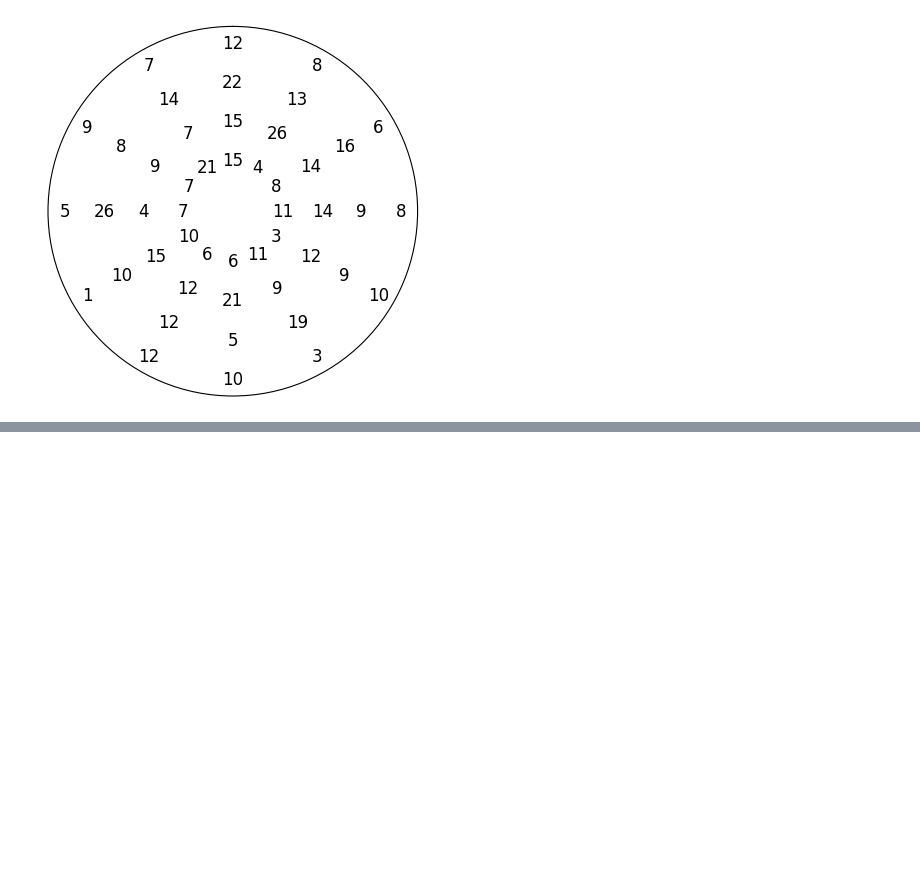
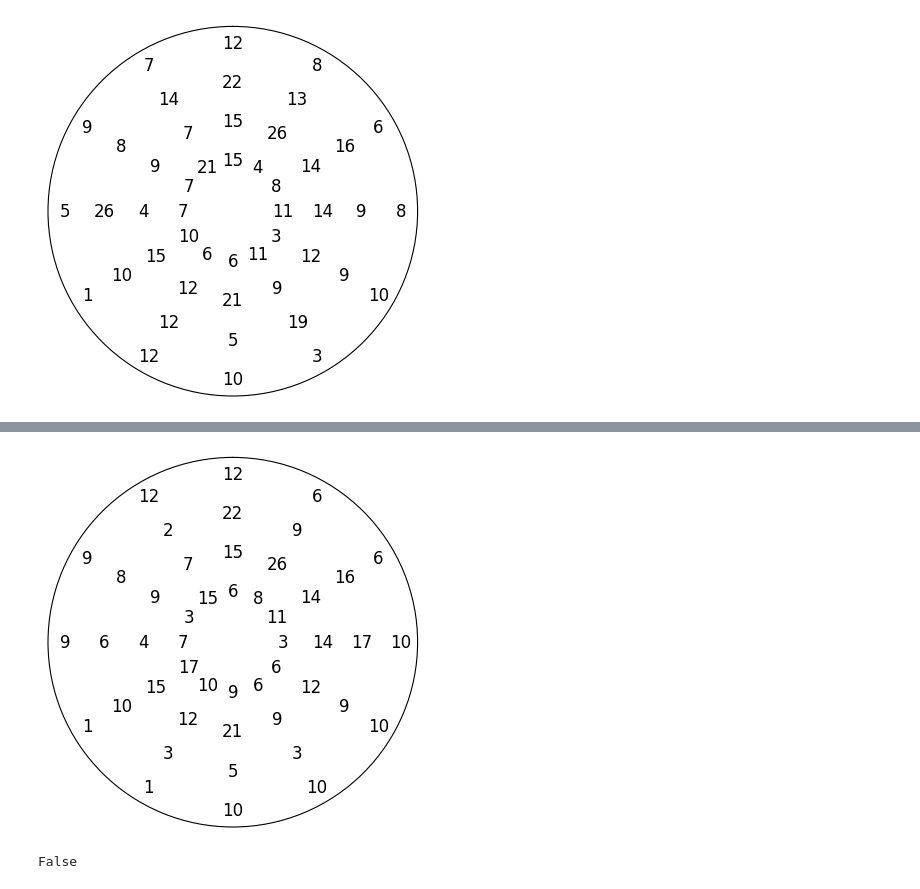
Before and after one commit to brockbrownwork/greek_computer, a Jupyter notebook: greek_computer.ipynb, the cells around one changed output, grey strips where cells are left out. Drawn from its saved outputs; the diff is of its cells as text; code cells hidden in the pictures; blank space fills up the shorter version.

```diff
--- a/greek_computer.ipynb
+++ b/greek_computer.ipynb
@@ -146,22 +146,19 @@ class GreekComputer():
         self.original_gears = gears
         self.gears = gears
 
-    def state(self):
-        '''
-        Returns how the Greek Computer looks from the top view
-        '''
-        return self.stack()
-
     def rotate(self, position):
         '''
         Takes in a 4-tuple representing the rotational positions of the Greek Computer.
         Change self.gears into the appropriate rotational state
+        Each position tells how much to rotate counterclockwise
+        I.e.: if position[0] is 2, take the original state then rotate
+        the first gear counterclockwise 2 positions
         '''
         self.gears = []
-        for i, some_gear in enumerate(self.original_gears):
+        for i, some_gear in enumerate(self.original_gears[:-1]):
             rotated_gear = [cyclic_rotation(row, position[i]) for row in some_gear]
             self.gears.append(rotated_gear)
-
+        self.gears.append(self.original_gears[-1])
 
     def goal(self):
         '''
@@ -241,0 +243,9 @@ for gear in gears:
+# %%
+greek_computer.rotate((1, 0, 0, 1))
+greek_computer.show()
+# %% [output]
+[figure, added]
+# %%
+greek_computer.goal()
+# %% [output]
+False
```
Also changed, not shown: parts of 2 cells of this notebook.
